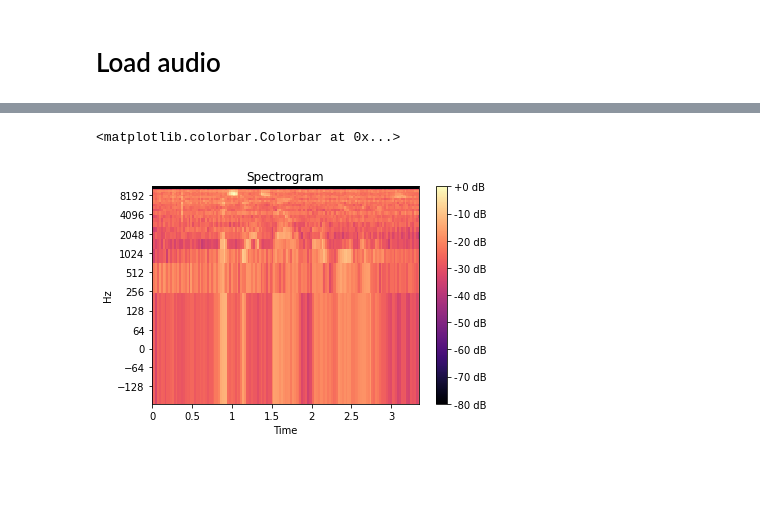
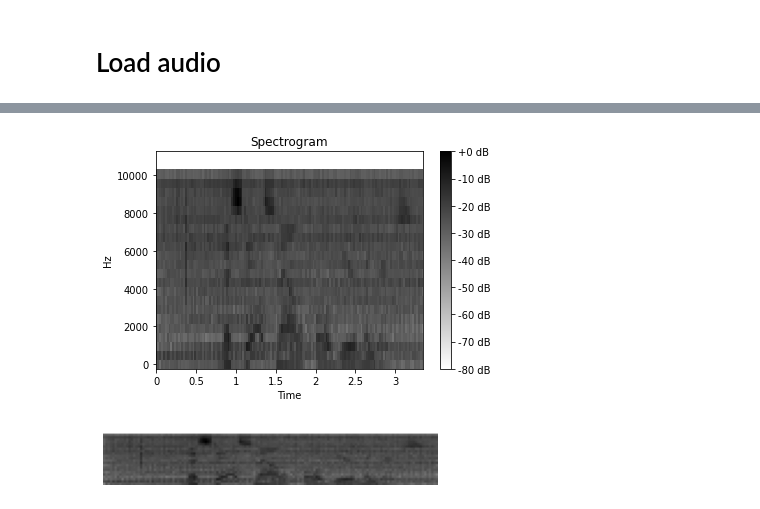
Before and after one commit to mineraldragon/spectrograms_using_Librosa, a Jupyter notebook: Spectrograms_using_Librosa.ipynb, the cells around one changed output, grey strips where cells are left out. Cells and saved outputs as stored; diff of their text form; code cells hidden in the pictures; blank space fills up the shorter version.

```diff
--- a/Spectrograms_using_Librosa.ipynb
+++ b/Spectrograms_using_Librosa.ipynb
@@ -140,34 +153,40 @@ for band_idx in range(len(bark_bands) - 1):
         spectrogram[((frequencies >= bark_bands[band_idx]) & (frequencies < bark_bands[band_idx + 1]))], axis=0
     )
 
 bark_spectrogram = librosa.amplitude_to_db(output, ref=np.max)
 
 
 
 #save to image
 def scale_minmax(X, min=0.0, max=1.0):
     X_std = (X - X.min()) / (X.max() - X.min())
     X_scaled = X_std * (max - min) + min
     return X_scaled
 
 # min-max scale to fit inside 8-bit range
 img = scale_minmax(bark_spectrogram, 0, 255).astype(np.uint8)
 img = np.flip(img, axis=0) # put low frequencies at the bottom in image
 output_path = './spec3.png'
 skimage.io.imsave(output_path, img)
 
 #librosa.display.specshow(data, *, x_coords=None, y_coords=None, x_axis=None, y_axis=None, sr=22050, hop_length=512, n_fft=None, win_length=None, fmin=None, fmax=None, tuning=0.0, bins_per_octave=12, key='C:maj', Sa=None, mela=None, thaat=None, auto_aspect=True, htk=False, unicode=True, ax=None, **kwargs)
 
 
 fig, ax = plt.subplots()
-img = librosa.display.specshow(bark_spectrogram, y_axis='log', x_axis='time', ax=ax)
+img = librosa.display.specshow(bark_spectrogram, y_axis='linear', x_axis='time', ax=ax, cmap='gray_r')
 ax.set_title('Spectrogram')
 fig.colorbar(img, ax=ax, format="%+2.0f dB")
-
+plt.show()
 
 #if you want to save the plotted version and choose a colormap
 #plt.axis('off')
 #plt.imsave(output_path, img, format="png", cmap="hot")
+
+
+img = mpimg.imread('./spec3.png')
+imgplot = plt.imshow(img, cmap='gray_r')
+plt.axis('off')
+plt.show()
 # %% [output]
-<matplotlib.colorbar.Colorbar at 0x...>
-[figure, old version]
+[figure, new version]
+[figure, added]
```
Also changed, not shown: parts of 3 cells of this notebook.
